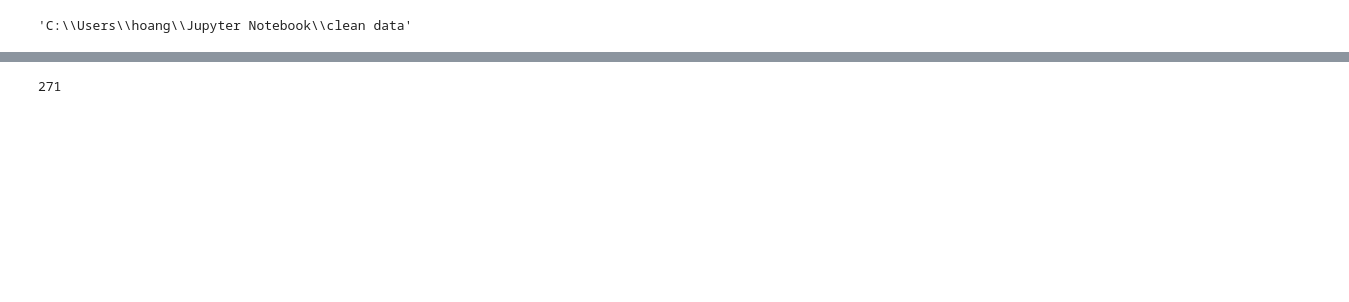
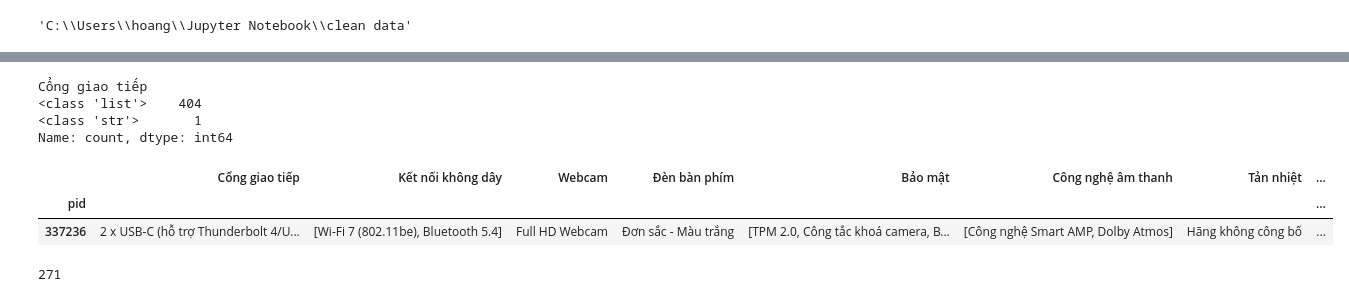
Before and after one commit to hoangf384/crawling-data, a Jupyter notebook: notebook/gate_clean.ipynb, the cells around one changed output, grey strips where cells are left out. Cells and saved outputs as stored; diff of their text form; code cells hidden in the pictures; blank space fills up the shorter version.

```diff
--- a/notebook/gate_clean.ipynb
+++ b/notebook/gate_clean.ipynb
@@ -18,2 +14,2 @@ C:\Users\hoang\Jupyter Notebook
 # %%
-df = pd.read_csv(r"tgdd/raw_data.csv")
+df = pd.read_csv(r"data_clean.csv")
@@ -20,17 +20,2 @@ df = pd.read_csv(r"tgdd/raw_data.csv")
 # %%
 gate = pd.read_csv(r"C:\Users\hoang\output_specs\Cổng kết nối & tính năng mở rộng.csv")
-# %%
-def changing_id(df):
-    if 'data_id' in df.columns:
-        df = df.rename(columns={'data_id': 'pid'})
-    if 'pid' in df.columns:
-        df = df.set_index('pid')
-    return df
-
-def return_list(x):
-    if isinstance(x, str) and x.startswith('[') and x.endswith(']'):
-        try:
-            x = ast.literal_eval(x)
-        except:
-            pass
-    return x
@@ -147,0 +79,13 @@ def highspeed_ports(x):
+# %%
+gate["Cổng giao tiếp"].apply(type).value_counts()
+# %% [output]
+Cổng giao tiếp
+<class 'list'>    404
+<class 'str'>       1
+Name: count, dtype: int64
+# %%
+gate.loc[gate["Cổng giao tiếp"].apply(lambda x: isinstance(x, str))]
+# %% [output]
+|  | Cổng giao tiếp | Kết nối không dây | Webcam | Đèn bàn phím | Bảo mật | Công nghệ âm thanh | Tản nhiệt | ... |
+| pid |  |  |  |  |  |  |  | ... |
+| 337236 | 2 x USB-C (hỗ trợ Thunderbolt 4/U... | [Wi-Fi 7 (802.11be), Bluetooth 5.4] | Full HD Webcam | Đơn sắc - Màu trắng | [TPM 2.0, Công tắc khoá camera, B... | [Công nghệ Smart AMP, Dolby Atmos] | Hãng không công bố | ... |
@@ -148,9 +128,8 @@ def highspeed_ports(x):
 # %%
 gate["Công nghệ Thunderbolt"] = gate["Cổng giao tiếp"].apply(highspeed_ports)
+len(gate[gate["Công nghệ Thunderbolt"] == False])
+# %% [output]
+271
-# %%
-len(gate[gate["Công nghệ Thunderbolt"] == False])
-# %% [output]
-271
 # %%
 gate[gate["Công nghệ Thunderbolt"] == False]
 # %% [output]
```
Also changed, not shown: parts of 15 cells of this notebook, 5 other files.
